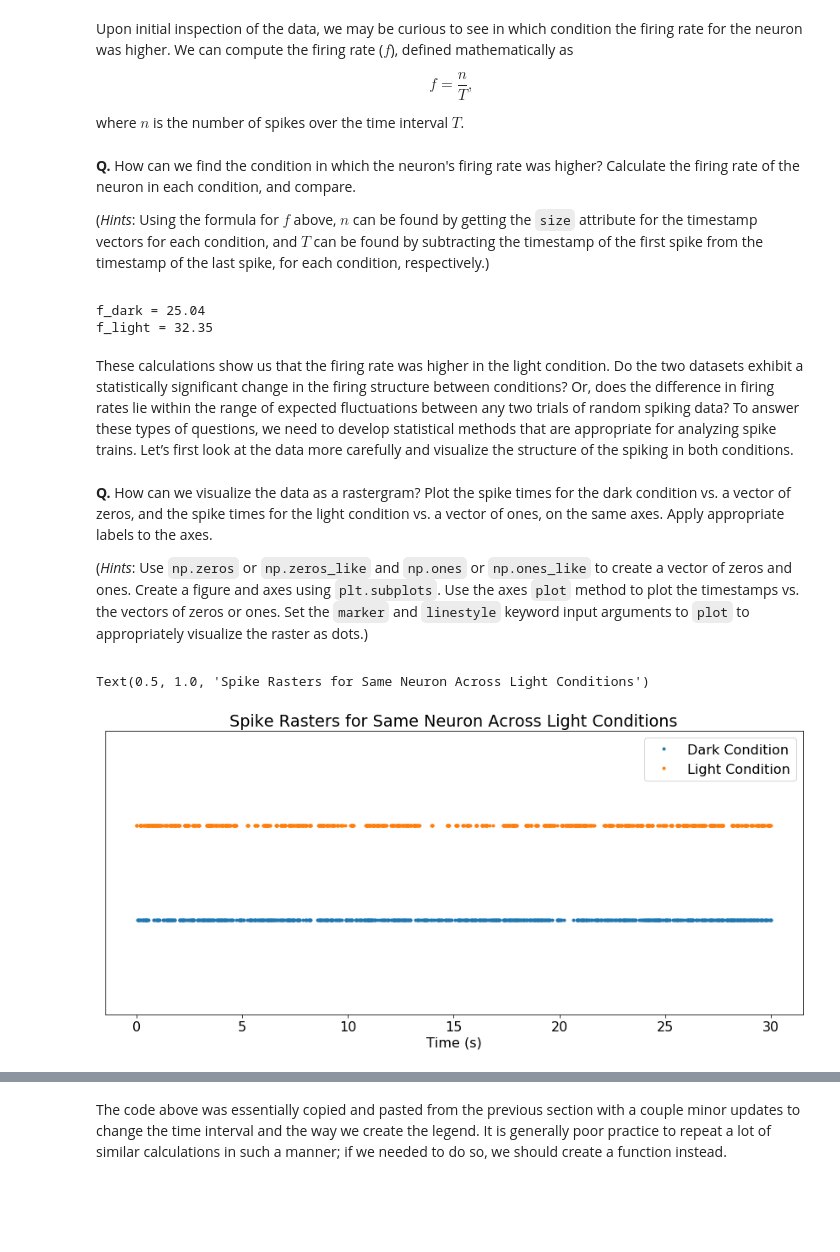
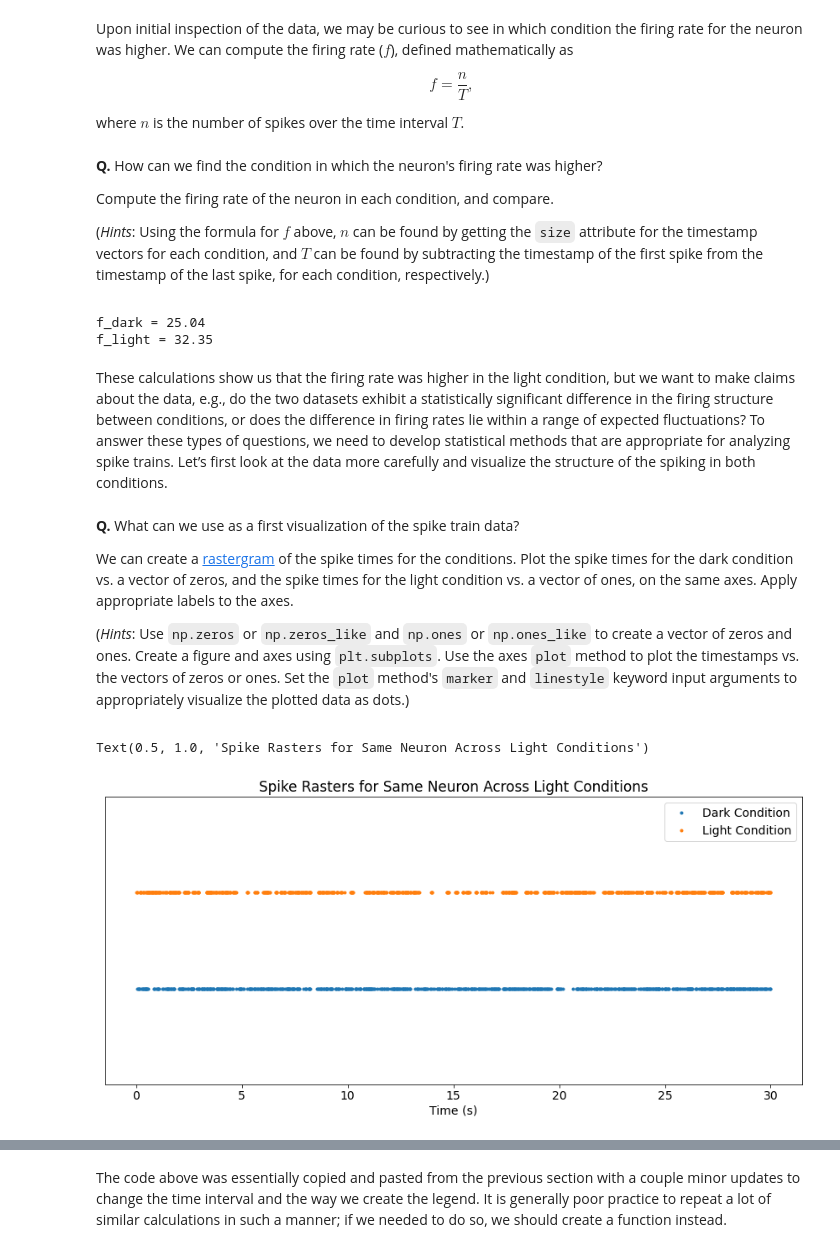
Before and after one commit to jaib1/Case-Studies-Python, a Jupyter notebook: content/08/basic-visualizations-and-descriptive-statistics-of-spike-train-data.ipynb, the cells around one changed output, grey strips where cells are left out. Cells and saved outputs as stored; diff of their text form; code cells hidden in the pictures; blank space fills up the shorter version.

Commit message:
finished first pass of ch9 notebook

```diff
--- a/content/08/basic-visualizations-and-descriptive-statistics-of-spike-train-data.ipynb
+++ b/content/08/basic-visualizations-and-descriptive-statistics-of-spike-train-data.ipynb
@@ -51,10 +55,14 @@ Our data analysis begins with loading and describing the data.
 ## Set-up
 
 # Import required packages.
+import math
 import scipy
 import scipy.io as sio
 import scipy.stats as stats
+from scipy.stats import kstwo
+from scipy.stats import kstest
 import numpy as np
+from statsmodels.stats.multitest import multipletests
 import matplotlib.pyplot as plt
 from matplotlib import rcParams
 %matplotlib inline
@@ -62,4 +70,8 @@ from matplotlib import rcParams
 # Set defaults for figure size, tight layout, and font size.
 rcParams['figure.figsize'] = (12,6)
 rcParams['figure.autolayout'] = True
-rcParams.update({'font.size': 16})
+rcParams.update({'font.size': 14})
+
+# Load the data.
+data = sio.loadmat('CH8-spikes-1.mat')
+print(data.keys())
@@ -74,5 +79,0 @@ rcParams.update({'font.size': 16})
-# %%
-## Load and print info on data
-
-data = sio.loadmat('Spiketrains.mat')
-data.keys()
@@ -141,7 +144,9 @@ where $n$ is the number of spikes over the time interval $T$.
 # %% [markdown]
 <div class="question">
 
-**Q.** How can we find the condition in which the neuron's firing rate was higher? Calculate the firing rate of the neuron in each condition, and compare.
+**Q.** How can we find the condition in which the neuron's firing rate was higher?
+
+Compute the firing rate of the neuron in each condition, and compare.
 
 (*Hints*: Using the formula for $f$ above, $n$ can be found by getting the `size` attribute for the timestamp vectors for each condition, and $T$ can be found by subtracting the timestamp of the first spike from the timestamp of the last spike, for each condition, respectively.)
 
@@ -163,40 +168,37 @@ print(f'f_light = {f_light:.2f}')
 f_dark = 25.04
 f_light = 32.35
 # %% [markdown]
-These calculations show us that the firing rate was higher in the light condition. Do the two datasets exhibit a statistically significant change in the firing structure between conditions? Or, does the difference in firing rates lie within the range of expected fluctuations between any two trials of random spiking data? To answer these types of questions, we need to develop statistical methods that are appropriate for analyzing spike trains. Let’s first look at the data more carefully and visualize the structure of the spiking in both conditions.
+These calculations show us that the firing rate was higher in the light condition, but we want to make claims about the data, e.g., do the two datasets exhibit a statistically significant difference in the firing structure between conditions, or does the difference in firing rates lie within a range of expected fluctuations? To answer these types of questions, we need to develop statistical methods that are appropriate for analyzing spike trains. Let’s first look at the data more carefully and visualize the structure of the spiking in both conditions.
 # %% [markdown]
 <div class="question">
 
-**Q.** How can we visualize the data as a rastergram? Plot the spike times for the dark condition vs. a vector of zeros, and the spike times for the light condition vs. a vector of ones, on the same axes. Apply appropriate labels to the axes.
+**Q.** What can we use as a first visualization of the spike train data?
 
-(*Hints*: Use `np.zeros` or `np.zeros_like` and `np.ones` or `np.ones_like` to create a vector of zeros and ones. Create a figure and axes using `plt.subplots`. Use the axes `plot` method to plot the timestamps vs. the vectors of zeros or ones. Set the `marker` and `linestyle` keyword input arguments to `plot` to appropriately visualize the raster as dots.)
+We can create a [rastergram](https://www.researchgate.net/figure/A-rastergram-illustrates-the-asynchronous-firing-activity-of-a-subset-of-cortical_fig9_264541669) of the spike times for the conditions. Plot the spike times for the dark condition vs. a vector of zeros, and the spike times for the light condition vs. a vector of ones, on the same axes. Apply appropriate labels to the axes.
+
+(*Hints*: Use `np.zeros` or `np.zeros_like` and `np.ones` or `np.ones_like` to create a vector of zeros and ones. Create a figure and axes using `plt.subplots`. Use the axes `plot` method to plot the timestamps vs. the vectors of zeros or ones. Set the `plot` method's `marker` and `linestyle` keyword input arguments to appropriately visualize the plotted data as dots.)
 
 </div>
 # %%
 ## Plot rastergrams of spike trains for both conditions
-
-# Set defaults for figure size, tight layout, and font size.
-rcParams['figure.figsize'] = (12,6)
-rcParams['figure.autolayout'] = True
-rcParams.update({'font.size': 16})
 
 # Create a figure.
 fig1, ax1 = plt.subplots()
 # Plot timestamps vs. zeros for dark condition (*Note, it is good practice to set
 # optional input args via keywords, like with `marker='.'` and `linestyle=''` below).
 ax1.plot(ts_dark, np.zeros_like(ts_dark), marker='.', linestyle='')
 # Plot timestamps vs. ones for light condition.
 ax1.plot(ts_light, np.ones_like(ts_light), marker='.', linestyle='')
 ax1.set_xlabel('Time (s)')
 # Zoom out on y axis and hide y ticks.
 ax1.set_ylim([-1, 2])
 ax1.set_yticks([])
 # Add legend and title.
 ax1.legend(['Dark Condition', 'Light Condition'])
 ax1.set_title('Spike Rasters for Same Neuron Across Light Conditions')
 # %% [output]
 Text(0.5, 1.0, 'Spike Rasters for Same Neuron Across Light Conditions')
-[figure, old version]
+[figure, new version]
 # %% [markdown]
 With the data visualized in this way, we’re now able to ask an interesting question: What structure do we notice in the two spike trains? At first glance, our answer might be “not much.” Spikes occur fairly regularly throughout the 30 s interval under both conditions. At this scale, it may even look like there are more spikes in the dark than in the light condition, even though we know the opposite is true.
 
```
Also changed, not shown: parts of 148 cells of this notebook, 2 other files.
